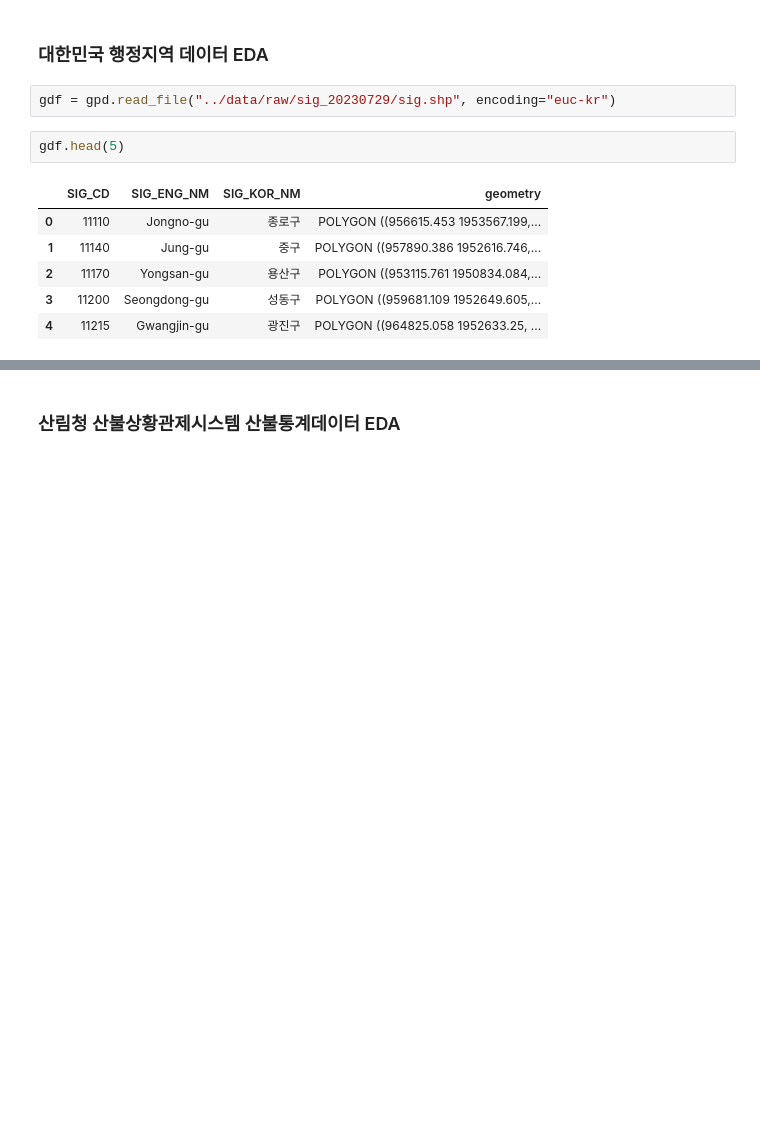
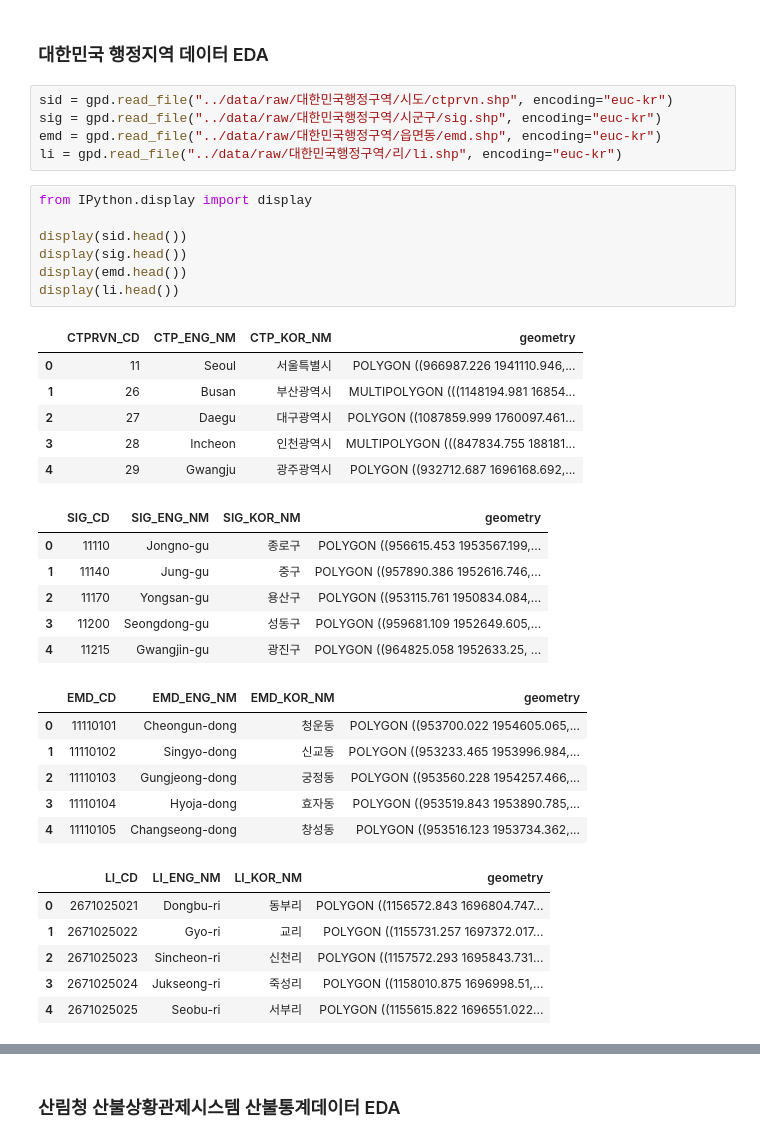
Before and after one commit to ta3wook/type2fire, a Jupyter notebook: notebooks/01_EDA.ipynb, the cells around one changed output, grey strips where cells are left out. Saved outputs shown, nothing was run; the diff lists cells and outputs as text; blank space fills up the shorter version.

```diff
--- a/notebooks/01_EDA.ipynb
+++ b/notebooks/01_EDA.ipynb
@@ -80,13 +85,39 @@ gdf.shape
 # %% [markdown]
 ### 대한민국 행정지역 데이터 EDA
 # %%
-gdf = gpd.read_file("../data/raw/sig_20230729/sig.shp", encoding="euc-kr")
+sid = gpd.read_file("../data/raw/대한민국행정구역/시도/ctprvn.shp", encoding="euc-kr")
+sig = gpd.read_file("../data/raw/대한민국행정구역/시군구/sig.shp", encoding="euc-kr")
+emd = gpd.read_file("../data/raw/대한민국행정구역/읍면동/emd.shp", encoding="euc-kr")
+li = gpd.read_file("../data/raw/대한민국행정구역/리/li.shp", encoding="euc-kr")
 # %%
-gdf.head(5)
+from IPython.display import display
+
+display(sid.head())
+display(sig.head())
+display(emd.head())
+display(li.head())
 # %% [output]
-|  | SIG_CD | SIG_ENG_NM | SIG_KOR_NM | geometry |
-| 0 | 11110 | Jongno-gu | 종로구 | POLYGON ((956615.453 1953567.199,... |
-| 1 | 11140 | Jung-gu | 중구 | POLYGON ((957890.386 1952616.746,... |
-| 2 | 11170 | Yongsan-gu | 용산구 | POLYGON ((953115.761 1950834.084,... |
-| 3 | 11200 | Seongdong-gu | 성동구 | POLYGON ((959681.109 1952649.605,... |
-| 4 | 11215 | Gwangjin-gu | 광진구 | POLYGON ((964825.058 1952633.25, ... |
+|  | CTPRVN_CD | CTP_ENG_NM | CTP_KOR_NM | geometry |
+| 0 | 11 | Seoul | 서울특별시 | POLYGON ((966987.226 1941110.946,... |
+| 1 | 26 | Busan | 부산광역시 | MULTIPOLYGON (((1148194.981 16854... |
+| 2 | 27 | Daegu | 대구광역시 | POLYGON ((1087859.999 1760097.461... |
+| 3 | 28 | Incheon | 인천광역시 | MULTIPOLYGON (((847834.755 188181... |
+| 4 | 29 | Gwangju | 광주광역시 | POLYGON ((932712.687 1696168.692,... |
+|  | SIG_CD | SIG_ENG_NM | SIG_KOR_NM | geometry |
+| 0 | 11110 | Jongno-gu | 종로구 | POLYGON ((956615.453 1953567.199,... |
+| 1 | 11140 | Jung-gu | 중구 | POLYGON ((957890.386 1952616.746,... |
+| 2 | 11170 | Yongsan-gu | 용산구 | POLYGON ((953115.761 1950834.084,... |
+| 3 | 11200 | Seongdong-gu | 성동구 | POLYGON ((959681.109 1952649.605,... |
+| 4 | 11215 | Gwangjin-gu | 광진구 | POLYGON ((964825.058 1952633.25, ... |
+|  | EMD_CD | EMD_ENG_NM | EMD_KOR_NM | geometry |
+| 0 | 11110101 | Cheongun-dong | 청운동 | POLYGON ((953700.022 1954605.065,... |
+| 1 | 11110102 | Singyo-dong | 신교동 | POLYGON ((953233.465 1953996.984,... |
+| 2 | 11110103 | Gungjeong-dong | 궁정동 | POLYGON ((953560.228 1954257.466,... |
+| 3 | 11110104 | Hyoja-dong | 효자동 | POLYGON ((953519.843 1953890.785,... |
+| 4 | 11110105 | Changseong-dong | 창성동 | POLYGON ((953516.123 1953734.362,... |
+|  | LI_CD | LI_ENG_NM | LI_KOR_NM | geometry |
+| 0 | 2671025021 | Dongbu-ri | 동부리 | POLYGON ((1156572.843 1696804.747... |
+| 1 | 2671025022 | Gyo-ri | 교리 | POLYGON ((1155731.257 1697372.017... |
+| 2 | 2671025023 | Sincheon-ri | 신천리 | POLYGON ((1157572.293 1695843.731... |
+| 3 | 2671025024 | Jukseong-ri | 죽성리 | POLYGON ((1158010.875 1696998.51,... |
+| 4 | 2671025025 | Seobu-ri | 서부리 | POLYGON ((1155615.822 1696551.022... |
```
Also changed, not shown: parts of 31 cells of this notebook.
